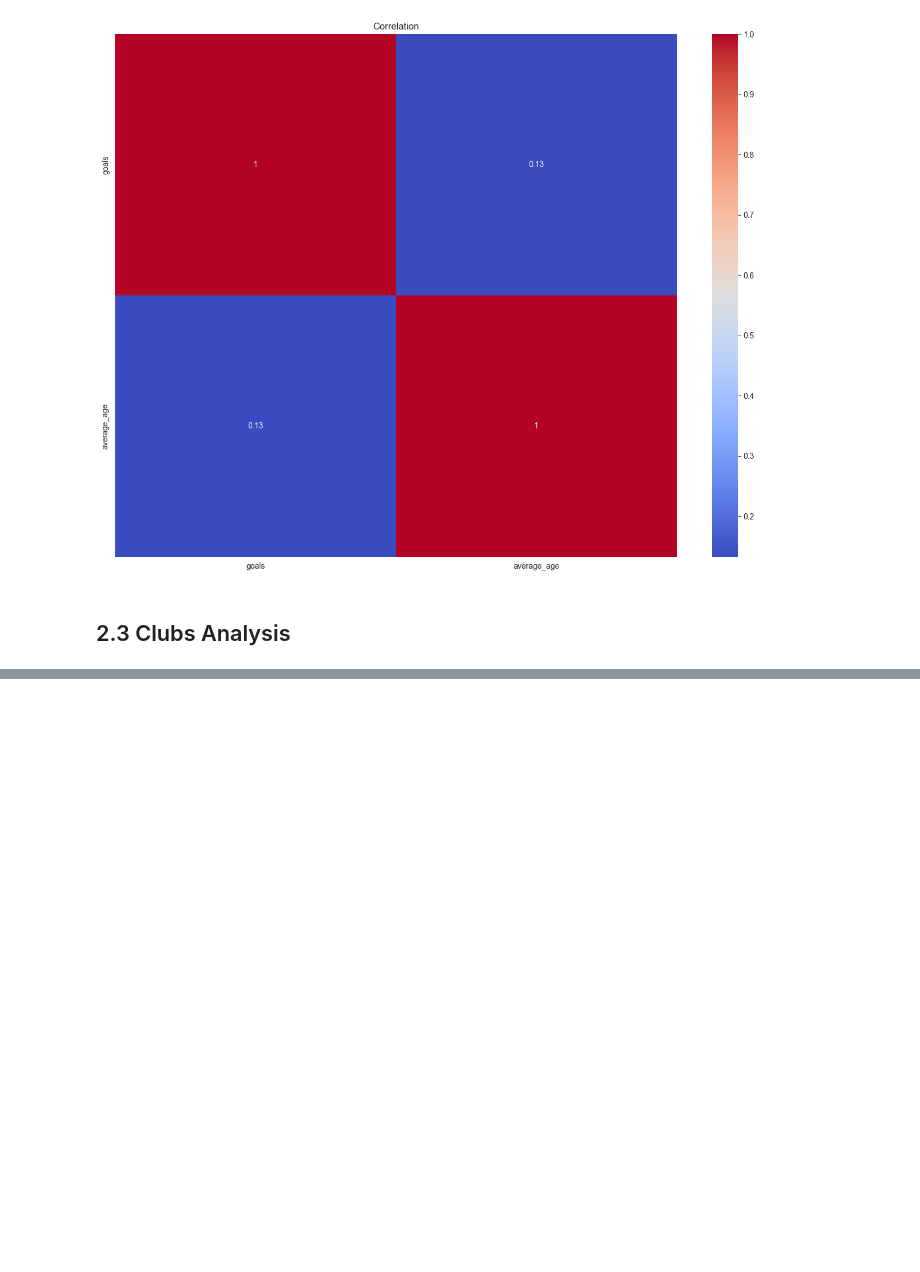
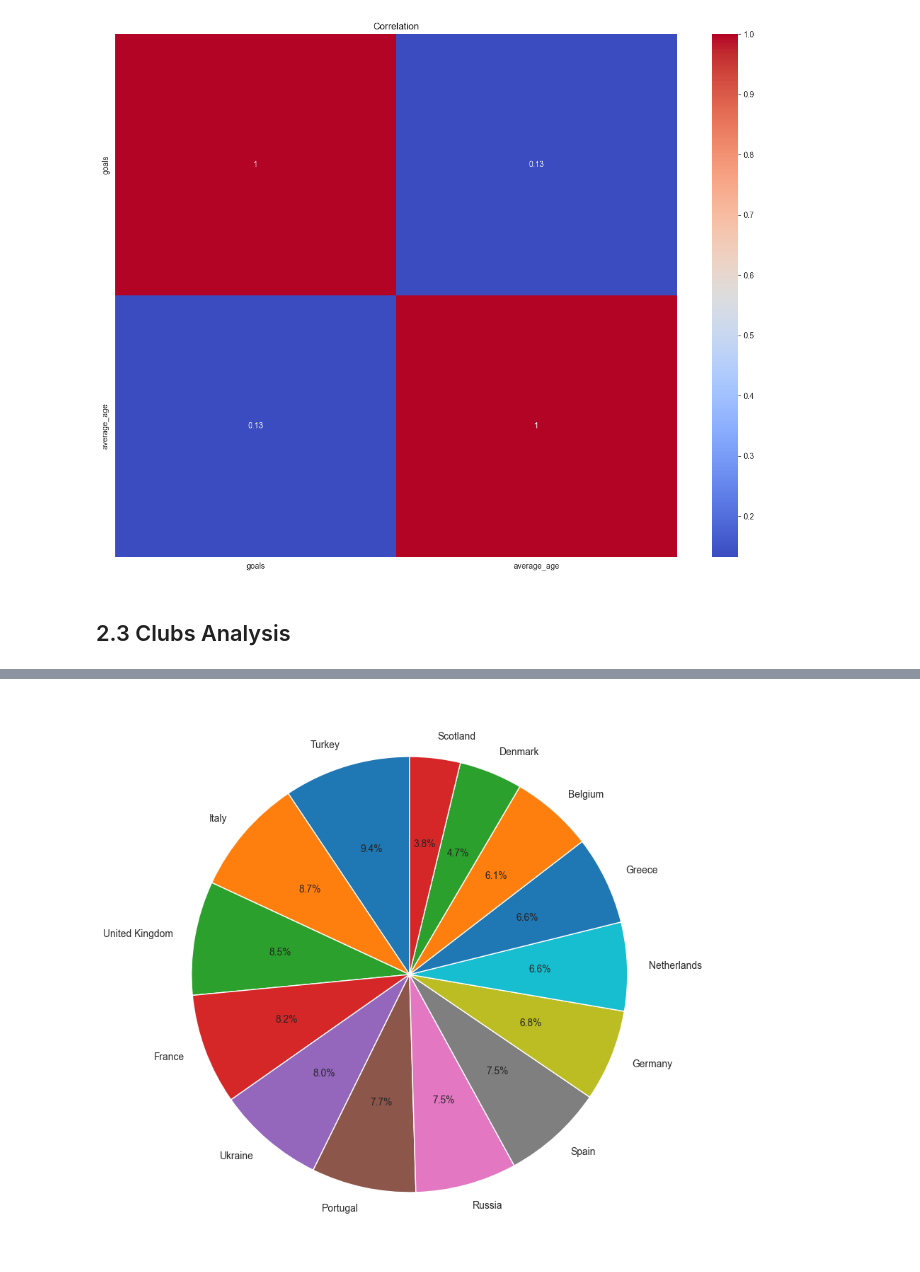
Before and after one commit to ZakAbourida/IUM-TWEB-UniTo, a Jupyter notebook: MainDirectory/Python Part/DataAnalysis.ipynb, the cells around one changed output, grey strips where cells are left out. Drawn from its saved outputs; the diff is of its cells as text; code cells hidden in the pictures; blank space fills up the shorter version.

Commit message:
Clubs Analysis - Visualization the distribution on map

```diff
--- a/MainDirectory/Python Part/DataAnalysis.ipynb
+++ b/MainDirectory/Python Part/DataAnalysis.ipynb
@@ -1125,0 +1134,4 @@ plt.show()
+# %%
+country_club = pd.merge(clubs_df,competitions_df,left_on='domestic_competition_id',right_on='domestic_league_code')
+country_club.drop_duplicates(subset=['name_x'],inplace=True)
+sub_country = country_club[['name_x','country_name']]
@@ -1125,0 +1159,30 @@ plt.show()
+# %%
+geojson_path = r'C:\Users\danie\Desktop\custom.geo.json'
+
+# Load the GeoJSON of country
+with open(geojson_path, 'r', encoding='utf-8') as f: geojson_countries = json.load(f)
+
+
+countries_counts = sub_country['country_name'].value_counts().reset_index()
+countries_counts.columns = ['country', 'num_teams']
+countries_counts.loc[2, 'country'] = 'United Kingdom'
+
+# Display Europe as the center of the map
+mappa_europa = folium.Map(location=[54.5260, 15.2551], zoom_start=4)
+
+# Overlay the choropleth map onto the base map
+folium.Choropleth(
+    geo_data=geojson_countries,
+    name='choropleth',
+    data=countries_counts,
+    columns=['country', 'num_teams'],
+    key_on='feature.properties.name',
+    fill_color='YlGnBu',
+    fill_opacity=0.7,
+    line_opacity=0.2,
+    legend_name='Numero di squadre per nazione',
+    nan_fill_color='transparent'
+).add_to(mappa_europa)
+
+# View the map
+mappa_europa
@@ -1125,0 +1191,9 @@ plt.show()
+# %%
+# countries_counts.set_index('country',inplace=True) -> To be performed only once to set the names of the countries as the index
+
+plt.figure(figsize=(12, 10))
+countries_counts['num_teams'].plot(kind='pie', autopct='%1.1f%%', startangle=90)
+plt.ylabel('')
+plt.show()
+# %% [output]
+[figure, added]
```
Also changed, not shown: parts of 9 cells of this notebook.
